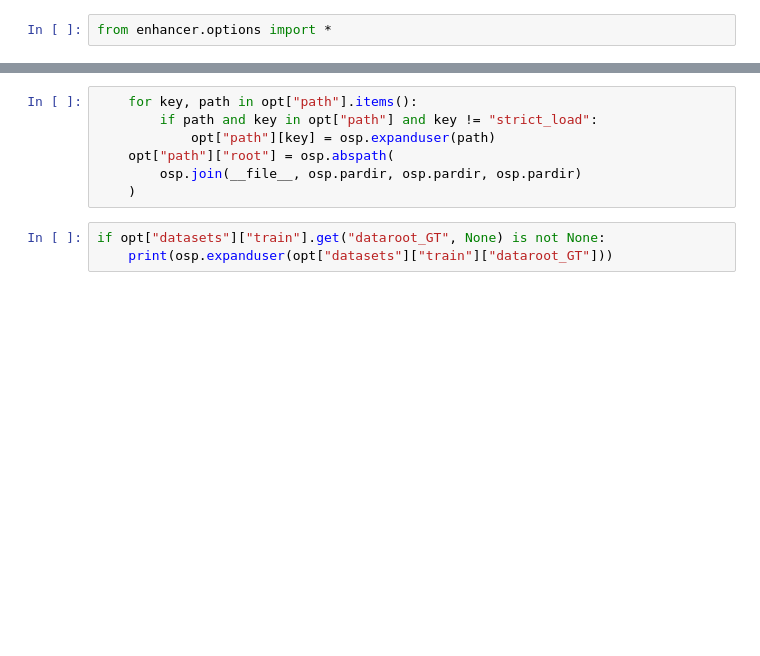
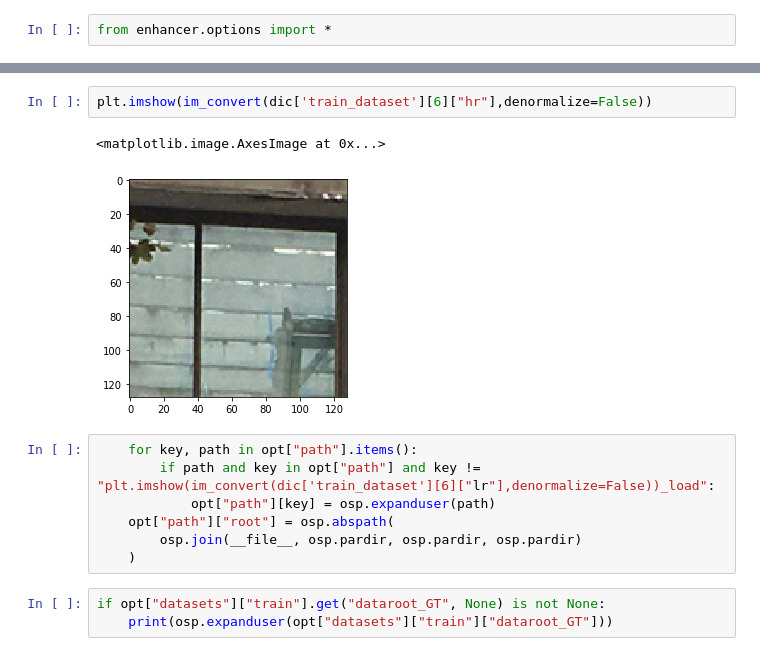
Before and after one commit to vinotharjun/pixelEnhancer, a Jupyter notebook: playground/yml_parsing.ipynb, the cells around one changed output, grey strips where cells are left out. Drawn from its saved outputs; the diff is of its cells as text; blank space fills up the shorter version.

```diff
--- a/playground/yml_parsing.ipynb
+++ b/playground/yml_parsing.ipynb
@@ -38,6 +58,11 @@ os.path.abspath("../dataset/df2k")
+# %%
+plt.imshow(im_convert(dic['train_dataset'][6]["hr"],denormalize=False))
+# %% [output]
+<matplotlib.image.AxesImage at 0x...>
+[figure, added]
 # %%
     for key, path in opt["path"].items():
-        if path and key in opt["path"] and key != "strict_load":
+        if path and key in opt["path"] and key != "plt.imshow(im_convert(dic['train_dataset'][6]["lr"],denormalize=False))_load":
             opt["path"][key] = osp.expanduser(path)
     opt["path"]["root"] = osp.abspath(
         osp.join(__file__, osp.pardir, osp.pardir, osp.pardir)
```
Also changed, not shown: parts of 11 cells of this notebook, 7 other files.
